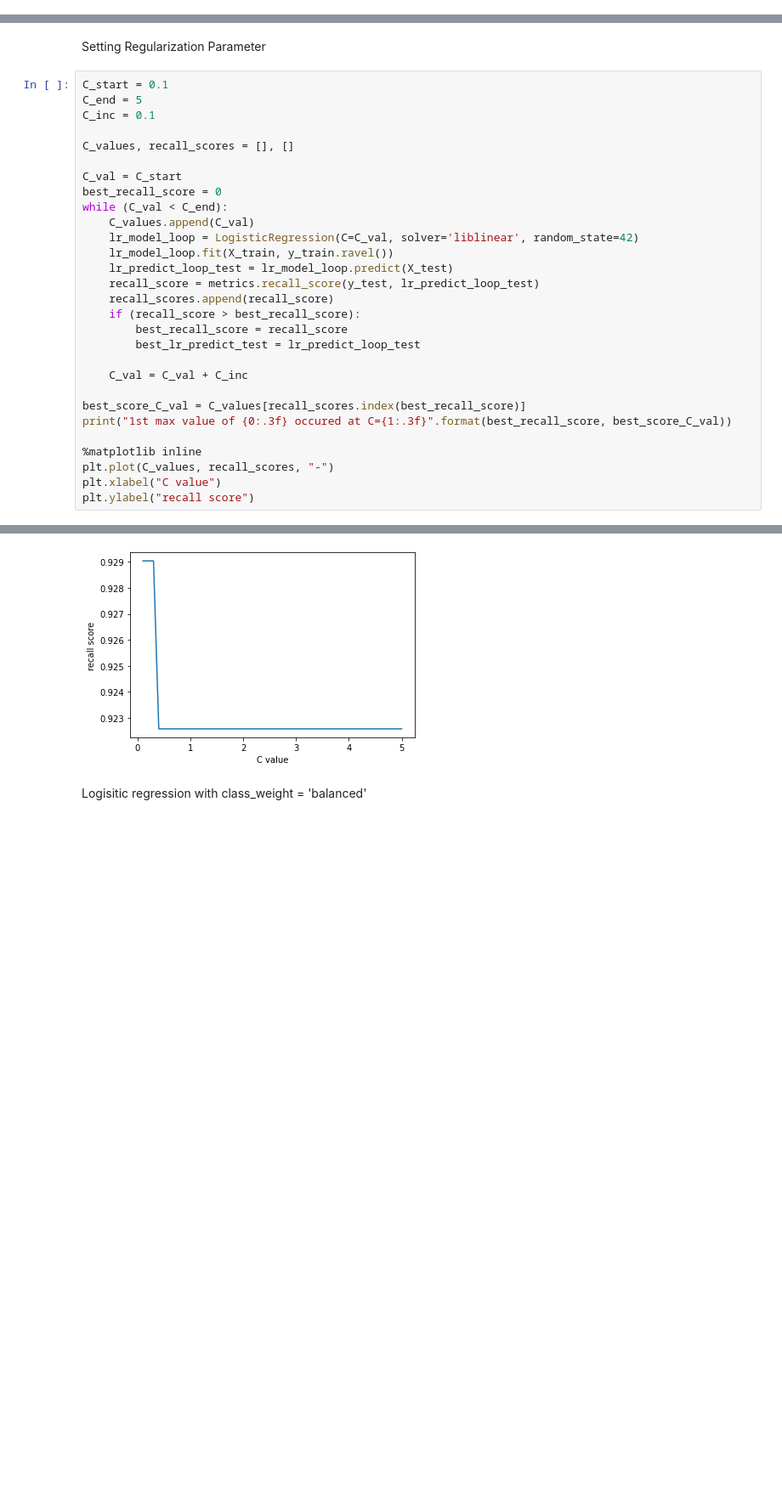
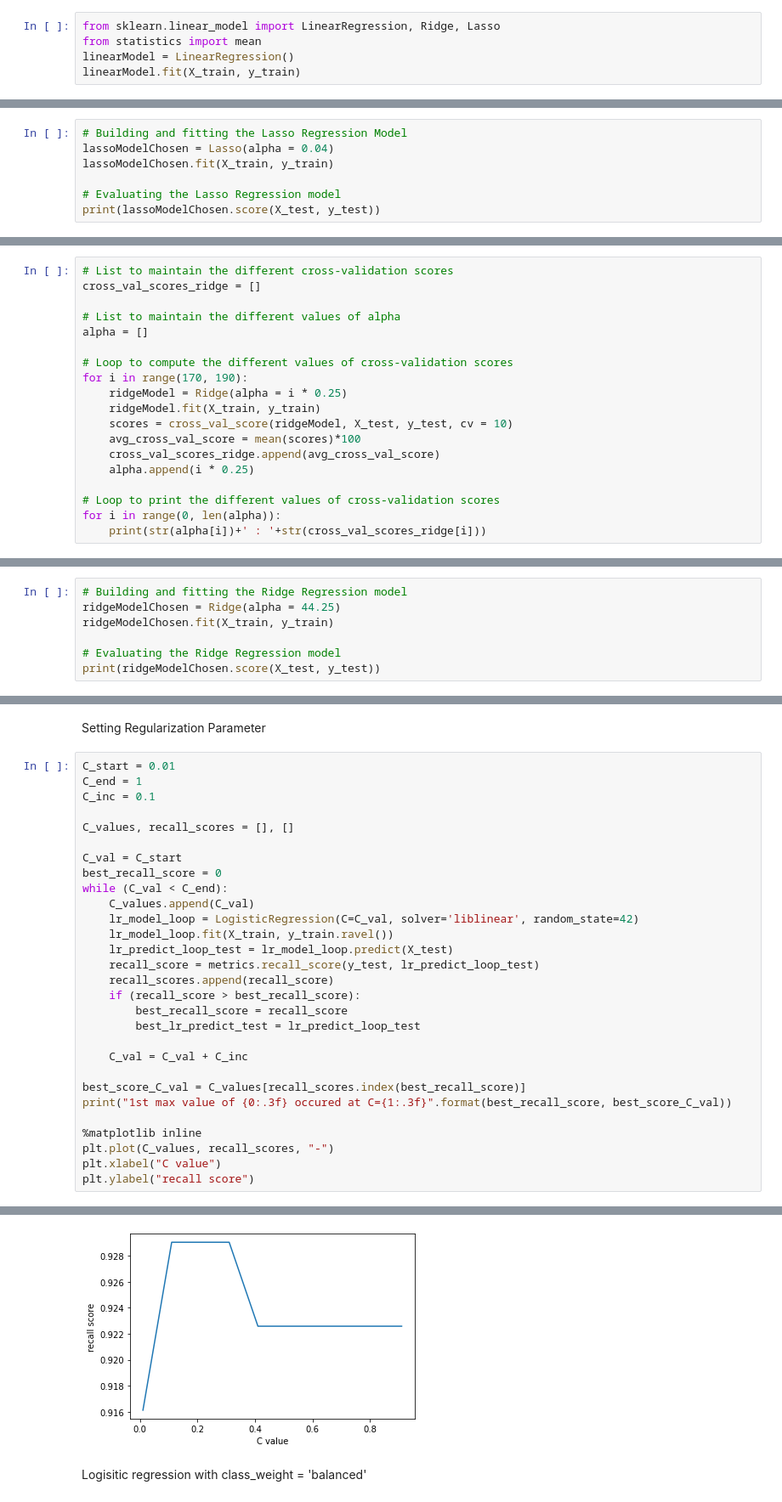
Before and after one commit to bryanyu1/heart_disease_prediction, a Jupyter notebook: heart_disease_prediction_models.ipynb, the cells around one changed output, grey strips where cells are left out. Shown at 85% size. Cells and saved outputs as stored; diff of their text form; blank space fills up the shorter version.

```diff
--- a/heart_disease_prediction_models.ipynb
+++ b/heart_disease_prediction_models.ipynb
@@ -197,0 +210,5 @@ Test False     : 121 (43.84%)
+# %%
+from sklearn.linear_model import LinearRegression, Ridge, Lasso
+from statistics import mean
+linearModel = LinearRegression()
+linearModel.fit(X_train, y_train)
@@ -197,0 +253,7 @@ Test False     : 121 (43.84%)
+# %%
+# Building and fitting the Lasso Regression Model
+lassoModelChosen = Lasso(alpha = 0.04)
+lassoModelChosen.fit(X_train, y_train)
+
+# Evaluating the Lasso Regression model
+print(lassoModelChosen.score(X_test, y_test))
@@ -197,0 +271,19 @@ Test False     : 121 (43.84%)
+# %%
+# List to maintain the different cross-validation scores
+cross_val_scores_ridge = []
+
+# List to maintain the different values of alpha
+alpha = []
+
+# Loop to compute the different values of cross-validation scores
+for i in range(170, 190):
+    ridgeModel = Ridge(alpha = i * 0.25)
+    ridgeModel.fit(X_train, y_train)
+    scores = cross_val_score(ridgeModel, X_test, y_test, cv = 10)
+    avg_cross_val_score = mean(scores)*100
+    cross_val_scores_ridge.append(avg_cross_val_score)
+    alpha.append(i * 0.25)
+
+# Loop to print the different values of cross-validation scores
+for i in range(0, len(alpha)):
+    print(str(alpha[i])+' : '+str(cross_val_scores_ridge[i]))
@@ -197,0 +311,7 @@ Test False     : 121 (43.84%)
+# %%
+# Building and fitting the Ridge Regression model
+ridgeModelChosen = Ridge(alpha = 44.25)
+ridgeModelChosen.fit(X_train, y_train)
+
+# Evaluating the Ridge Regression model
+print(ridgeModelChosen.score(X_test, y_test))
@@ -380,8 +541,8 @@ weighted avg       0.89      0.89      0.89       276
 # %% [markdown]
 Setting Regularization Parameter
 # %%
-C_start = 0.1
-C_end = 5
+C_start = 0.01
+C_end = 1
 C_inc = 0.1
 
 C_values, recall_scores = [], []
@@ -413,5 +574,5 @@ plt.ylabel("recall score")
 Text(0, 0.5, 'recall score')
-[figure, old version]
+[figure, new version]
 # %% [markdown]
 Logisitic regression with class_weight = 'balanced'
 # %%
```
Also changed, not shown: parts of 26 cells of this notebook.
